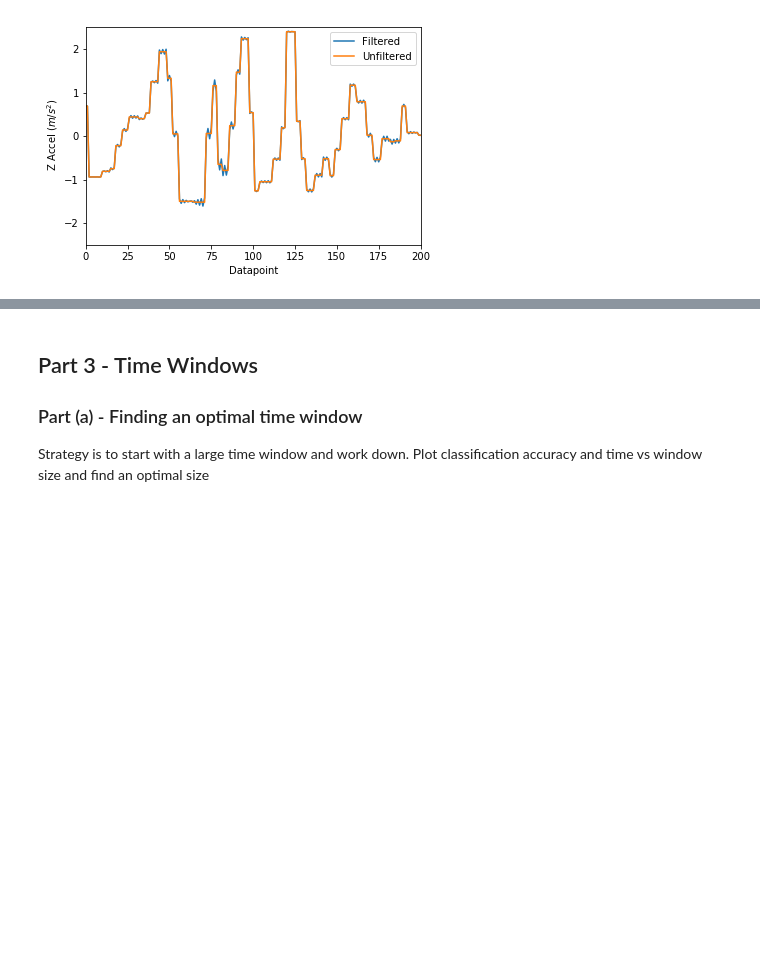
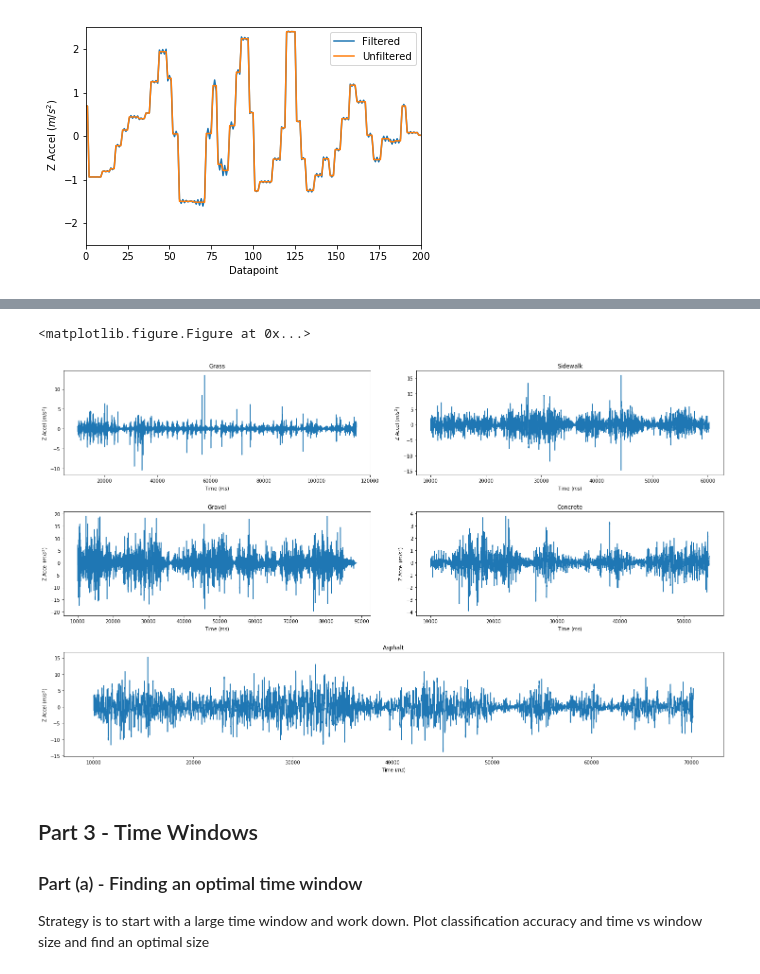
Before and after one commit to KeenanMcConkey/Wheelchair-Terrain-Classification, a Jupyter notebook: TerrainClassification.ipynb, the cells around one changed output, grey strips where cells are left out. Drawn from its saved outputs; the diff is of its cells as text; code cells hidden in the pictures; blank space fills up the shorter version.

```diff
--- a/TerrainClassification.ipynb
+++ b/TerrainClassification.ipynb
@@ -142,0 +162,16 @@ plot_all(raw_datasets, dataset_labels, x_axis='Time', y_axis='Z Accel')
+# %%
+'''Convert array of 2D Numpy arrays to Pandas Data Frames'''
+def np_to_pd(np_datasets):
+    pd_datasets = []
+
+    for dataset in np_datasets:
+        pd_datasets.append(pd.DataFrame(data=dataset, columns=dataset_columns))
+
+    return pd_datasets
+# %%
+# Convert to NumPy
+raw_datasets_np = pd_to_np(raw_datasets)
+
+# Check if its constructed correctly
+print('Num datasets: {}'.format(len(raw_datasets_np)))
+print('Shape of first dataset: {}'.format(raw_datasets_np[0].shape))
@@ -146,10 +184,3 @@ plot_all(raw_datasets, dataset_labels, x_axis='Time', y_axis='Z Accel')
 Datasheets of smartphone level IMUs suggest that IMU filters data before sending it to the phone, and that the cutoff frequency of this filtering is configurable and changes with update frequency.
 
 Based on the IMU update rate of about 20 ms, this cutoff frequency is already close to 40 Hz, so filtering is probably unnecessary. Its hard to be sure about actual values because this is configured by the phone manufacturer.
-# %%
-# Convert Pandas DataFrames to NumPy array
-
-for dataset in raw_datasets:
-    raw_datasets_np.append(dataset.as_matrix())
-
-raw_datasets_np[0][:, 0] # Should look like grass z linear acceleration
@@ -193,0 +234,4 @@ plt.show()
+# %%
+# Convert back to Pandas
+datasets = np_to_pd(datasets_np)
+datasets[0].head()
@@ -194,3 +245,9 @@ plt.show()
+# %%
+# Plot all filtered datasets
+plot_all(datasets, dataset_labels, x_axis='Time', y_axis='Z Accel')
+# %% [output]
+<matplotlib.figure.Figure at 0x...>
+[figure, added]
 # %% [markdown]
 ## Part 3 - Time Windows
 
```
Also changed, not shown: parts of 39 cells of this notebook.
